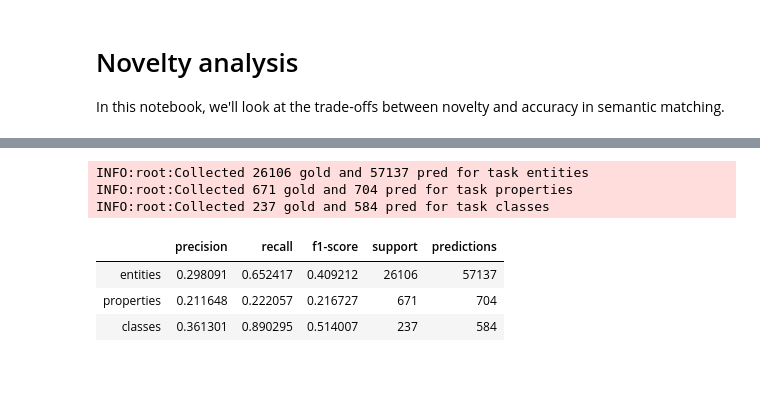
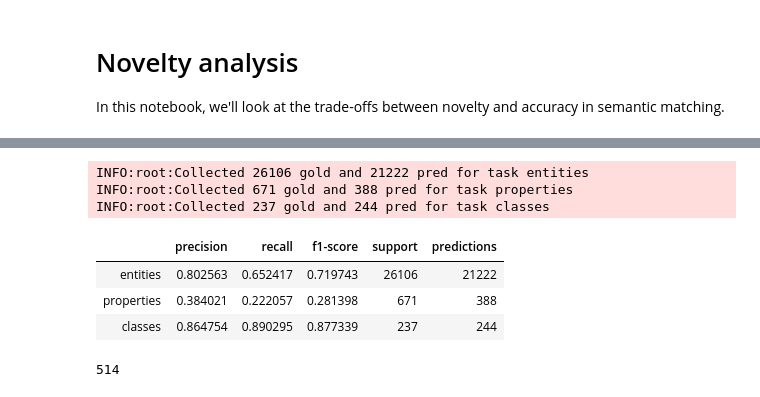
Before and after one commit to karmaresearch/takco, a Jupyter notebook: docs/tutorials/novelty.ipynb, the cells around one changed output, grey strips where cells are left out. Drawn from its saved outputs; the diff is of its cells as text; code cells hidden in the pictures.

Commit message:
novel triple analysis

```diff
--- a/docs/tutorials/novelty.ipynb
+++ b/docs/tutorials/novelty.ipynb
@@ -14,24 +14,29 @@ logging.getLogger().setLevel(logging.INFO)
 import takco
 import pandas as pd
 
-config = takco.Config('resources/config-dbpedia.toml')
+conf = takco.Config('resources/config-dbpedia.toml')
 tables = takco.TableSet._load('output/t2d-v2-baseline/1-link/*')
-scored_tables = tables.score('t2d-v2', keycol_only=True, config=config)
+scored_tables = tables.score('t2d-v2', keycol_only=True, **conf)
 
-takco.preview(scored_tables)
+takco.preview( t for t in scored_tables if any(t.get('gold', {}).values()) )
 # %% [output]
 INFO:root:Loading data from resources/t2d_fix.csv
 INFO:root:Loaded 514 annotated tables
 [interactive output not drawn]
 # %%
-report = scored_tables.make_report()
+report = scored_tables.make_report(keycol_only=True)
 scores = report['scores']
 pd.DataFrame.from_dict(scores, orient='index')
 # %% [output]
-INFO:root:Collected 26106 gold and 57137 pred for task entities
-INFO:root:Collected 671 gold and 704 pred for task properties
-INFO:root:Collected 237 gold and 584 pred for task classes
+INFO:root:Collected 26106 gold and 21222 pred for task entities
+INFO:root:Collected 671 gold and 388 pred for task properties
+INFO:root:Collected 237 gold and 244 pred for task classes
 |  | precision | recall | f1-score | support | predictions |
-| entities | 0.298091 | 0.652417 | 0.409212 | 26106 | 57137 |
-| properties | 0.211648 | 0.222057 | 0.216727 | 671 | 704 |
-| classes | 0.361301 | 0.890295 | 0.514007 | 237 | 584 |
+| entities | 0.802563 | 0.652417 | 0.719743 | 26106 | 21222 |
+| properties | 0.384021 | 0.222057 | 0.281398 | 671 | 388 |
+| classes | 0.864754 | 0.890295 | 0.877339 | 237 | 244 |
+# %%
+novelty_tables = scored_tables.triples().novelty('dbpedia_t2ksubset', **conf)
+len(list(novelty_tables))
+# %% [output]
+514
```
Also changed, not shown: parts of 1 cell of this notebook, 19 other files.
